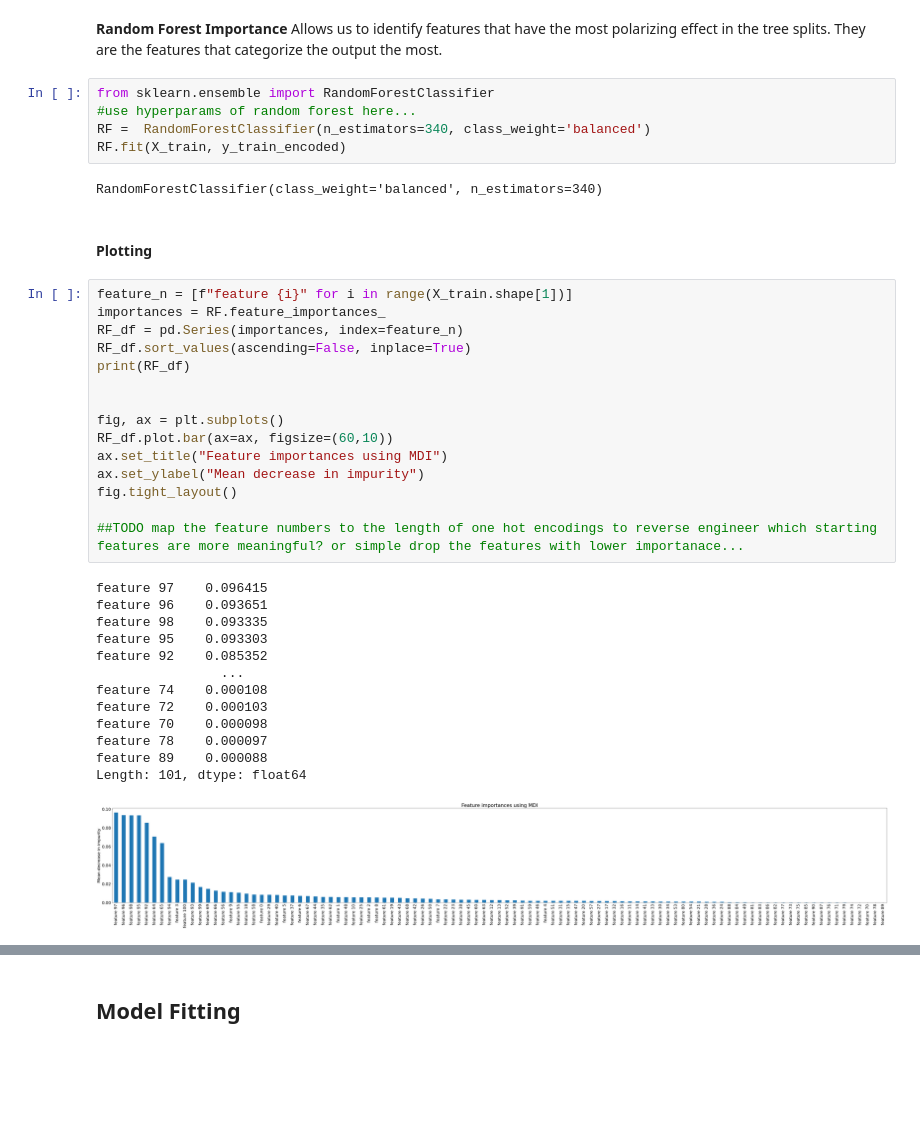
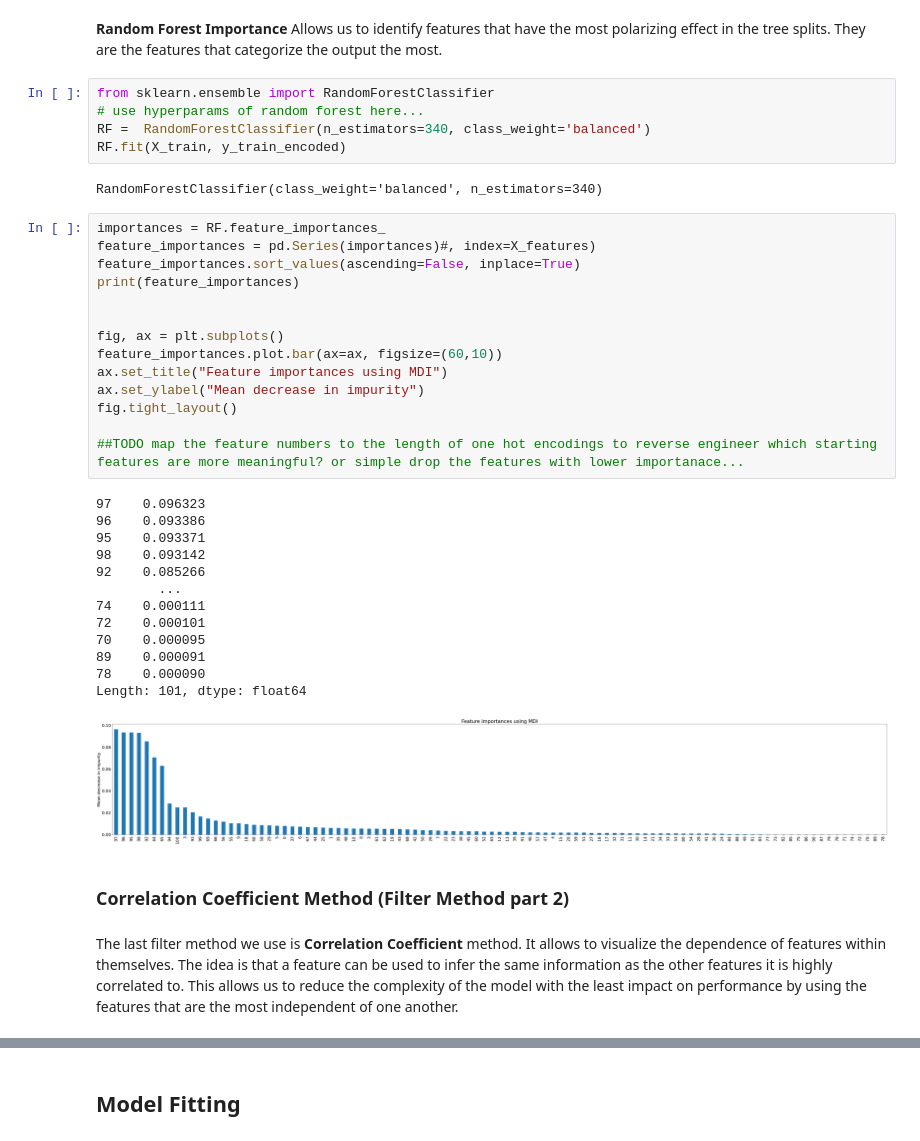
Before and after one commit to LouisPopo/INF8245E, a Jupyter notebook: Kaggle_Competition_VAL_FEATURESELECT.ipynb, the cells around one changed output, grey strips where cells are left out. Drawn from its saved outputs; the diff is of its cells as text; blank space fills up the shorter version.

```diff
--- a/Kaggle_Competition_VAL_FEATURESELECT.ipynb
+++ b/Kaggle_Competition_VAL_FEATURESELECT.ipynb
@@ -471,39 +444,40 @@ print(p_values)
 **Random Forest Importance** Allows us to identify features that have the most polarizing effect in the tree splits. They are the features that categorize the output the most.
 # %%
 from sklearn.ensemble import RandomForestClassifier
-#use hyperparams of random forest here...
+# use hyperparams of random forest here...
 RF =  RandomForestClassifier(n_estimators=340, class_weight='balanced')
 RF.fit(X_train, y_train_encoded)
 # %% [output]
 RandomForestClassifier(class_weight='balanced', n_estimators=340)
-# %% [markdown]
-#### Plotting
 # %%
-feature_n = [f"feature {i}" for i in range(X_train.shape[1])]
 importances = RF.feature_importances_
-RF_df = pd.Series(importances, index=feature_n)
-RF_df.sort_values(ascending=False, inplace=True)
-print(RF_df)
+feature_importances = pd.Series(importances)#, index=X_features)
+feature_importances.sort_values(ascending=False, inplace=True)
+print(feature_importances)
 
 
 fig, ax = plt.subplots()
-RF_df.plot.bar(ax=ax, figsize=(60,10))
+feature_importances.plot.bar(ax=ax, figsize=(60,10))
 ax.set_title("Feature importances using MDI")
 ax.set_ylabel("Mean decrease in impurity")
 fig.tight_layout()
 
 ##TODO map the feature numbers to the length of one hot encodings to reverse engineer which starting features are more meaningful? or simple drop the features with lower importanace...
 # %% [output]
-feature 97    0.096415
-feature 96    0.093651
-feature 98    0.093335
-feature 95    0.093303
-feature 92    0.085352
-                ...
-feature 74    0.000108
-feature 72    0.000103
-feature 70    0.000098
-feature 78    0.000097
-feature 89    0.000088
+97    0.096323
+96    0.093386
+95    0.093371
+98    0.093142
+92    0.085266
+        ...
+74    0.000111
+72    0.000101
+70    0.000095
+89    0.000091
+78    0.000090
 Length: 101, dtype: float64
-[figure, old version]
+[figure, new version]
+# %% [markdown]
+### Correlation Coefficient Method (Filter Method part 2)
+# %% [markdown]
+The last filter method we use is **Correlation Coefficient** method. It allows to visualize the dependence of features within themselves. The idea is that a feature can be used to infer the same information as the other features it is highly correlated to. This allows us to reduce the complexity of the model with the least impact on performance by using the features that are the most independent of one another.
```
Also changed, not shown: parts of 17 cells of this notebook.
